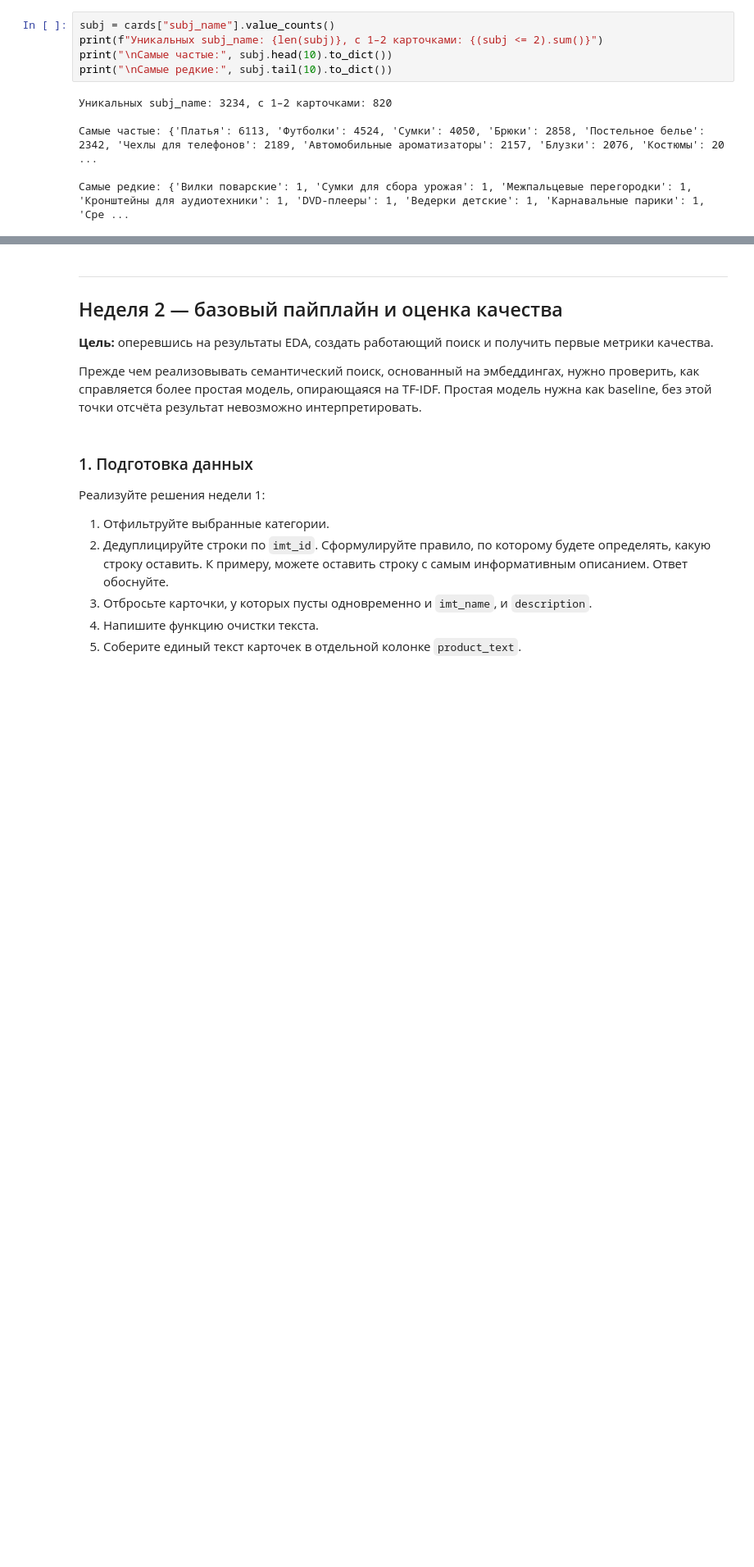
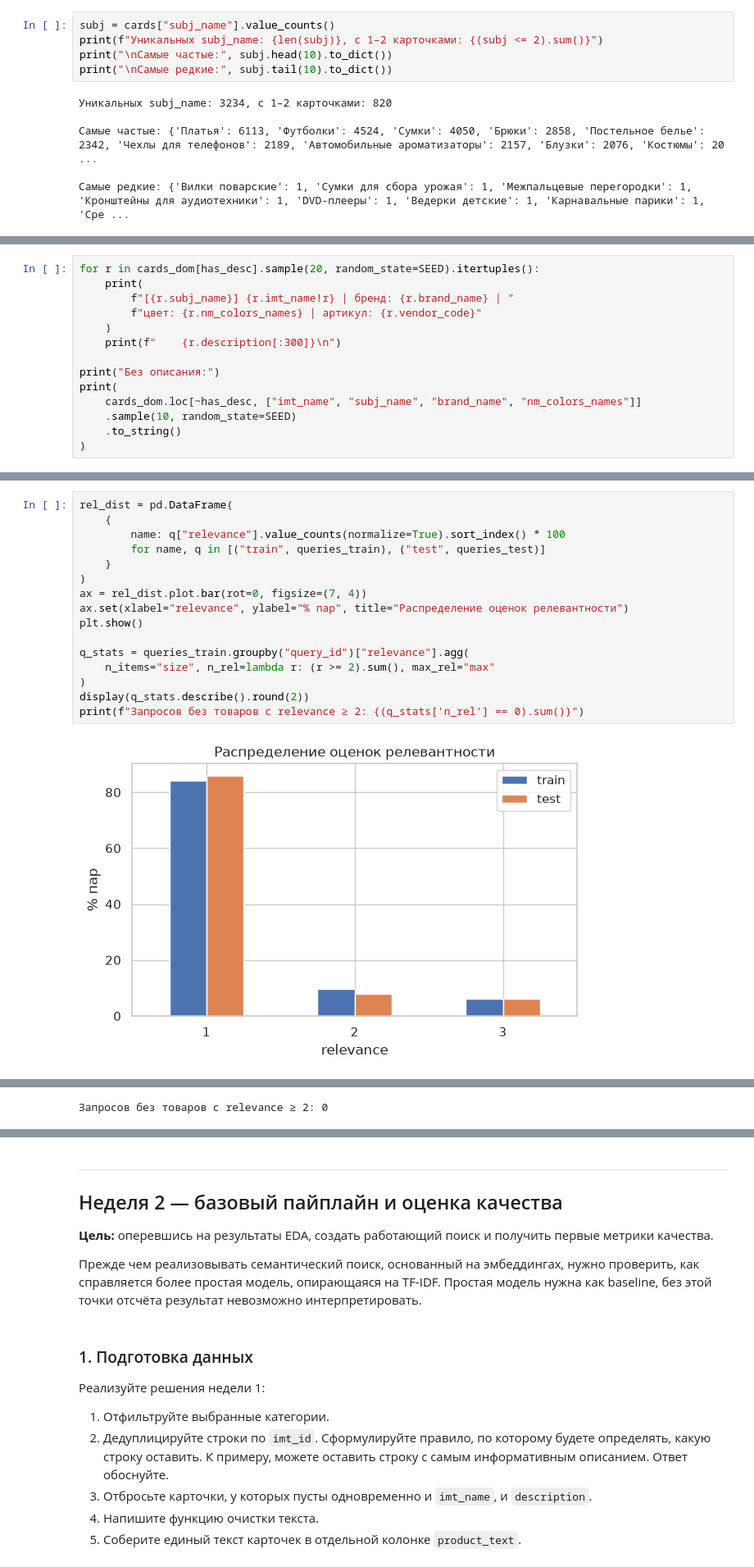
Before and after one commit to India-Lima/semantic-search, a Jupyter notebook: semantic_search_project.ipynb, the cells around one changed output, grey strips where cells are left out. Shown at 82% size. Drawn from its saved outputs; the diff is of its cells as text; blank space fills up the shorter version.

```diff
--- a/semantic_search_project.ipynb
+++ b/semantic_search_project.ipynb
@@ -247,0 +359,14 @@ print("\nСамые редкие:", subj.tail(10).to_dict())
+# %%
+for r in cards_dom[has_desc].sample(20, random_state=SEED).itertuples():
+    print(
+        f"[{r.subj_name}] {r.imt_name!r} | бренд: {r.brand_name} | "
+        f"цвет: {r.nm_colors_names} | артикул: {r.vendor_code}"
+    )
+    print(f"    {r.description[:300]}\n")
+
+print("Без описания:")
+print(
+    cards_dom.loc[~has_desc, ["imt_name", "subj_name", "brand_name", "nm_colors_names"]]
+    .sample(10, random_state=SEED)
+    .to_string()
+)
@@ -247,0 +508,18 @@ print("\nСамые редкие:", subj.tail(10).to_dict())
+# %%
+rel_dist = pd.DataFrame(
+    {
+        name: q["relevance"].value_counts(normalize=True).sort_index() * 100
+        for name, q in [("train", queries_train), ("test", queries_test)]
+    }
+)
+ax = rel_dist.plot.bar(rot=0, figsize=(7, 4))
+ax.set(xlabel="relevance", ylabel="% пар", title="Распределение оценок релевантности")
+plt.show()
+
+q_stats = queries_train.groupby("query_id")["relevance"].agg(
+    n_items="size", n_rel=lambda r: (r >= 2).sum(), max_rel="max"
+)
+display(q_stats.describe().round(2))
+print(f"Запросов без товаров с relevance ≥ 2: {(q_stats['n_rel'] == 0).sum()}")
+# %% [output]
+[figure, added]
@@ -247,0 +535 @@ print("\nСамые редкие:", subj.tail(10).to_dict())
+Запросов без товаров с relevance ≥ 2: 0
```
Also changed, not shown: parts of 40 cells of this notebook, 1 other file.
